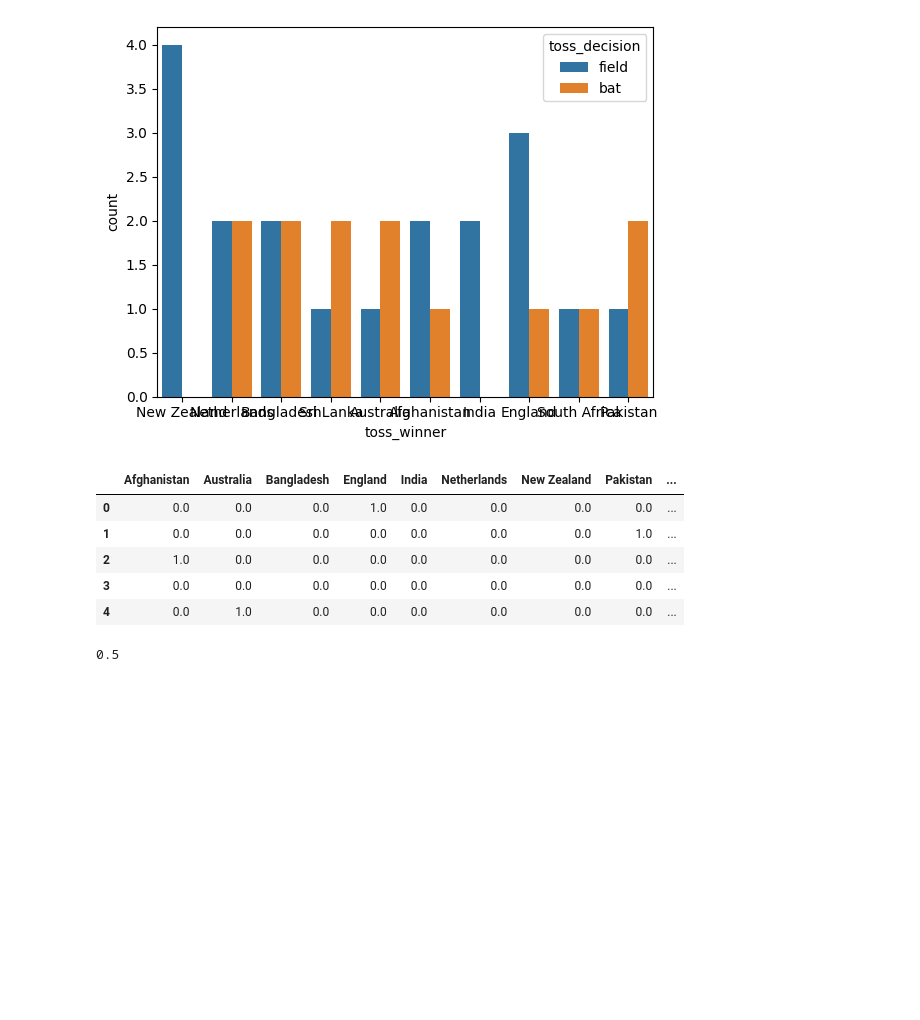
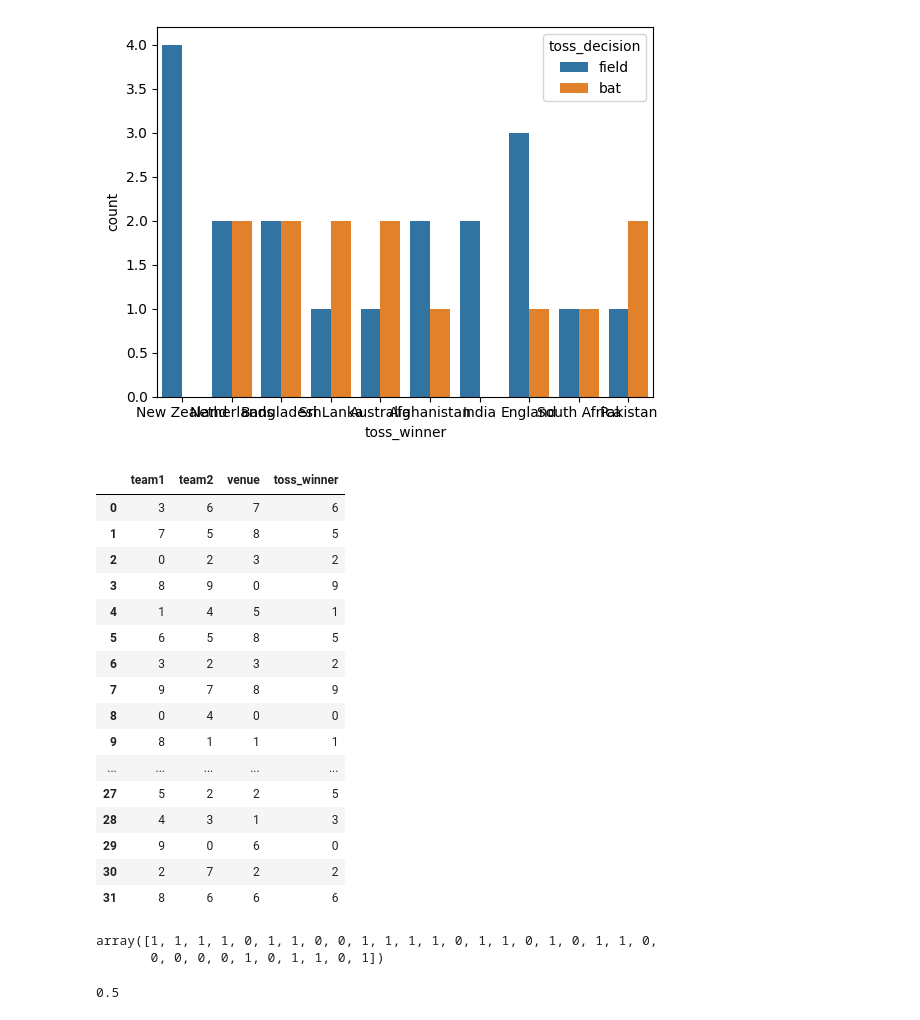
Before and after one commit to NancyPatel11/Data-Mining-Course-Project-3, a Jupyter notebook: toss_decision.ipynb, the cells around one changed output. Cells and saved outputs as stored; diff of their text form; code cells hidden in the pictures; blank space fills up the shorter version.

```diff
--- a/toss_decision.ipynb
+++ b/toss_decision.ipynb
@@ -92,20 +92,35 @@ y=df['toss_decision']
 # %%
 from sklearn.preprocessing import OneHotEncoder,LabelEncoder
 # %%
-enc = OneHotEncoder()
-arr = enc.fit_transform(X).toarray()
-labels = np.array(enc.categories_).ravel()
-features = pd.DataFrame(arr,columns = labels)
-df = df.join(features)
+# enc = OneHotEncoder()
+# arr = enc.fit_transform(X).toarray()
+# labels = np.array(enc.categories_).ravel()
+# features = pd.DataFrame(arr,columns = labels)
+# df = df.join(features)
 
-df.drop(X.columns,axis='columns',inplace=True)
-df.drop('toss_decision',axis='columns',inplace=True)
-df.head()
+# df.drop(X.columns,axis='columns',inplace=True)
+# df.drop('toss_decision',axis='columns',inplace=True)
+# df.head()
+le=LabelEncoder()
+for col in X.columns:
+    X[col]=le.fit_transform(X[col])
+X
 # %% [output]
-|  | Afghanistan | Australia | Bangladesh | England | India | Netherlands | New Zealand | Pakistan | ... |
-| 0 | 0.0 | 0.0 | 0.0 | 1.0 | 0.0 | 0.0 | 0.0 | 0.0 | ... |
-| 1 | 0.0 | 0.0 | 0.0 | 0.0 | 0.0 | 0.0 | 0.0 | 1.0 | ... |
-| 2 | 1.0 | 0.0 | 0.0 | 0.0 | 0.0 | 0.0 | 0.0 | 0.0 | ... |
-| 3 | 0.0 | 0.0 | 0.0 | 0.0 | 0.0 | 0.0 | 0.0 | 0.0 | ... |
-| 4 | 0.0 | 1.0 | 0.0 | 0.0 | 0.0 | 0.0 | 0.0 | 0.0 | ... |
+|  | team1 | team2 | venue | toss_winner |
+| 0 | 3 | 6 | 7 | 6 |
+| 1 | 7 | 5 | 8 | 5 |
+| 2 | 0 | 2 | 3 | 2 |
+| 3 | 8 | 9 | 0 | 9 |
+| 4 | 1 | 4 | 5 | 1 |
+| 5 | 6 | 5 | 8 | 5 |
+| 6 | 3 | 2 | 3 | 2 |
+| 7 | 9 | 7 | 8 | 9 |
+| 8 | 0 | 4 | 0 | 0 |
+| 9 | 8 | 1 | 1 | 1 |
+| ... | ... | ... | ... | ... |
+| 27 | 5 | 2 | 2 | 5 |
+| 28 | 4 | 3 | 1 | 3 |
+| 29 | 9 | 0 | 6 | 0 |
+| 30 | 2 | 7 | 2 | 2 |
+| 31 | 8 | 6 | 6 | 6 |
 # %%
@@ -113,6 +128,10 @@ X=df.drop(['Afghanistan','Arun Jaitley Stadium'],axis='columns')
 # %%
 le=LabelEncoder()
 y = le.fit_transform(y)
+y
+# %% [output]
+array([1, 1, 1, 1, 0, 1, 1, 0, 0, 1, 1, 1, 1, 0, 1, 1, 0, 1, 0, 1, 1, 0,
+       0, 0, 0, 0, 1, 0, 1, 1, 0, 1])
 # %%
 from sklearn.model_selection import train_test_split
 
```
Also changed, not shown: parts of 5 cells of this notebook, 2 other files.
